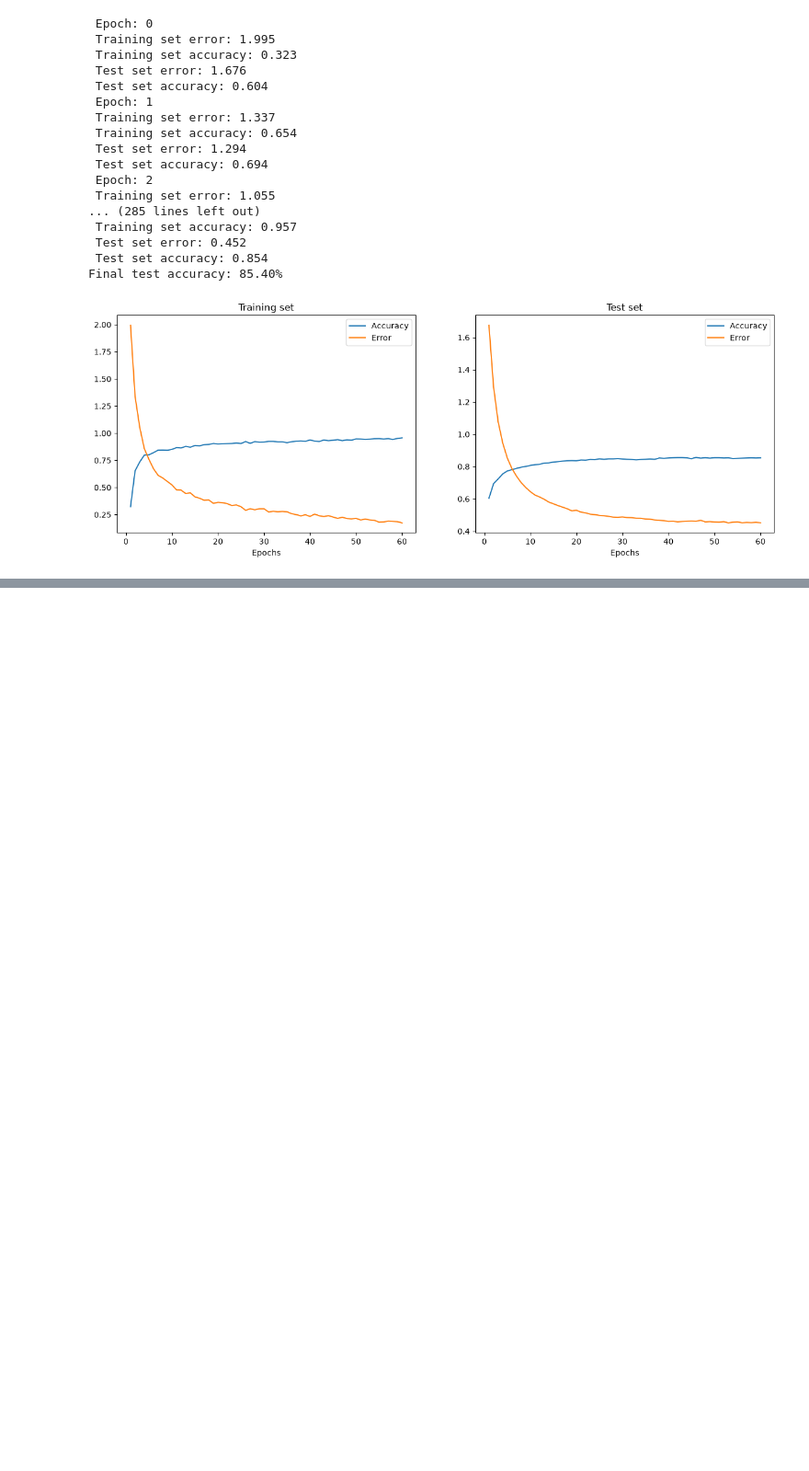
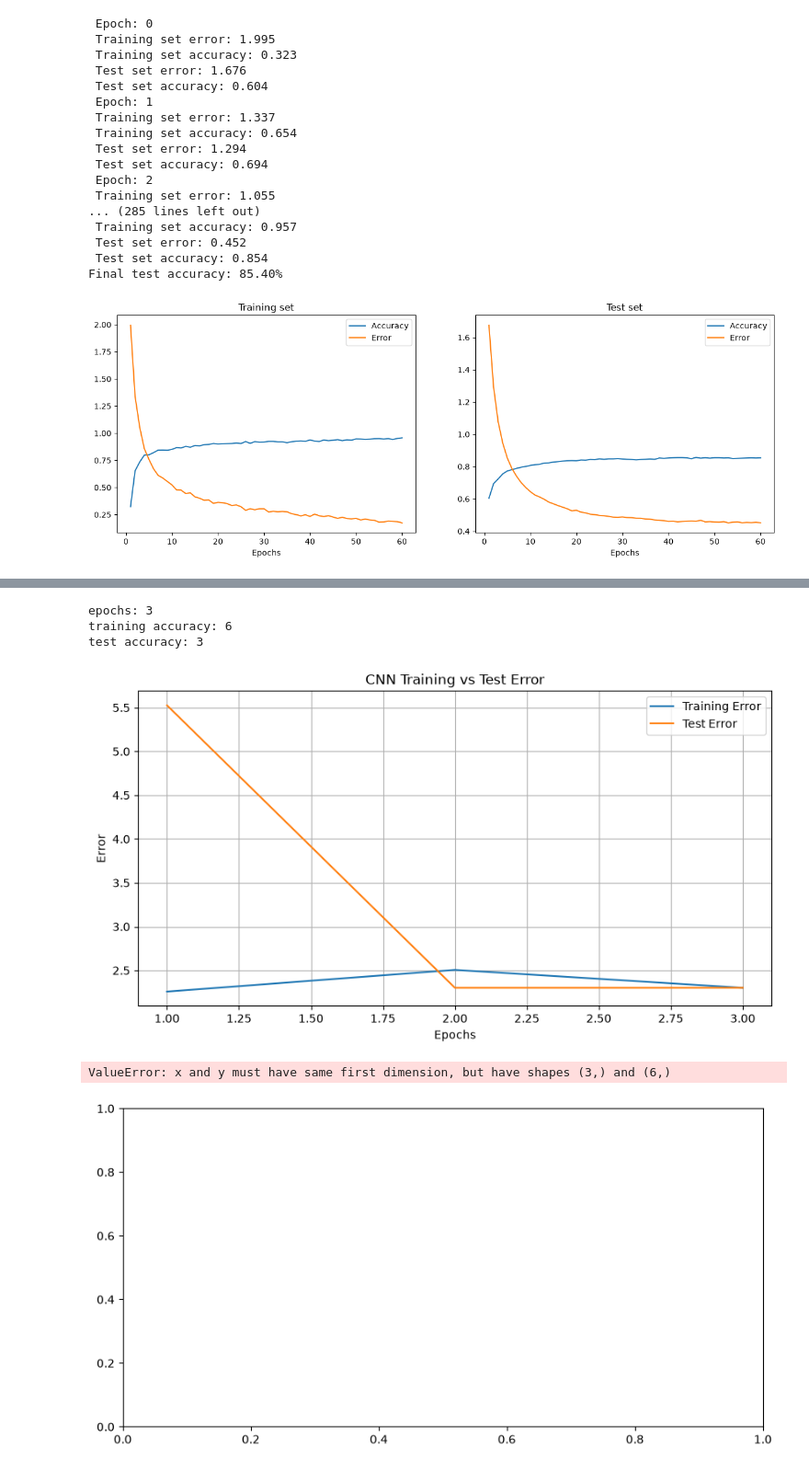
Before and after one commit to TshidisoMKG/NN_In_NumPy, a Jupyter notebook: mnist.ipynb, the cells around one changed output, grey strips where cells are left out. Shown at 92% size. Cells and saved outputs as stored; diff of their text form; code cells hidden in the pictures; blank space fills up the shorter version.

```diff
--- a/mnist.ipynb
+++ b/mnist.ipynb
@@ -776,0 +1259,4 @@ for ax, metrics, title in zip(axes, (training_metrics, test_metrics), ("Training
+# %%
+conv_delta = (relu_pool_delta * (feature_maps > 0))
+
+print(conv_delta.shape)
@@ -776,0 +1328,14 @@ for ax, metrics, title in zip(axes, (training_metrics, test_metrics), ("Training
+# %%
+# Create the CNN training loop
+
+# Training history
+
+store_cnn_training_loss = []
+store_cnn_training_accuracy = []
+
+store_cnn_test_loss = []
+store_cnn_test_accuracy = []
+
+
+print(len(store_cnn_training_accuracy))
+print(len(store_cnn_test_accuracy))
@@ -776,0 +1643,53 @@ for ax, metrics, title in zip(axes, (training_metrics, test_metrics), ("Training
+# %%
+print("epochs:", epochs)
+
+print("training accuracy:", len(store_cnn_training_accuracy))
+print("test accuracy:", len(store_cnn_test_accuracy))
+# %% [output]
+epochs: 3
+training accuracy: 6
+test accuracy: 3
+# %%
+
+# CNN TRAINING RESULTS
+
+epoch_range = np.arange(epochs) + 1
+
+
+
+# Plot 1: Training vs Test Error
+
+plt.figure(figsize=(10, 5))
+
+plt.plot(epoch_range, np.asarray(store_cnn_training_loss) / len(training_images), label="Training Error")
+
+plt.plot(epoch_range, np.asarray(store_cnn_test_loss) / len(test_images), label="Test Error")
+
+plt.title("CNN Training vs Test Error")
+plt.xlabel("Epochs")
+plt.ylabel("Error")
+plt.legend()
+plt.grid(True)
+
+plt.show()
+
+
+# Plot 2: Training vs Test Accuracy
+
+plt.figure(figsize=(10, 5))
+
+plt.plot(epoch_range, store_cnn_training_accuracy, label="Training Accuracy")
+
+plt.plot(epoch_range, store_cnn_test_accuracy, label="Test Accuracy")
+
+plt.title("CNN Training vs Test Accuracy")
+plt.xlabel("Epochs")
+plt.ylabel("Accuracy")
+plt.legend()
+plt.grid(True)
+
+plt.show()
+# %% [output]
+[figure, added]
+ValueError: x and y must have same first dimension, but have shapes (3,) and (6,)
+[figure, added]
```
Also changed, not shown: parts of 41 cells of this notebook, 9 other files.
